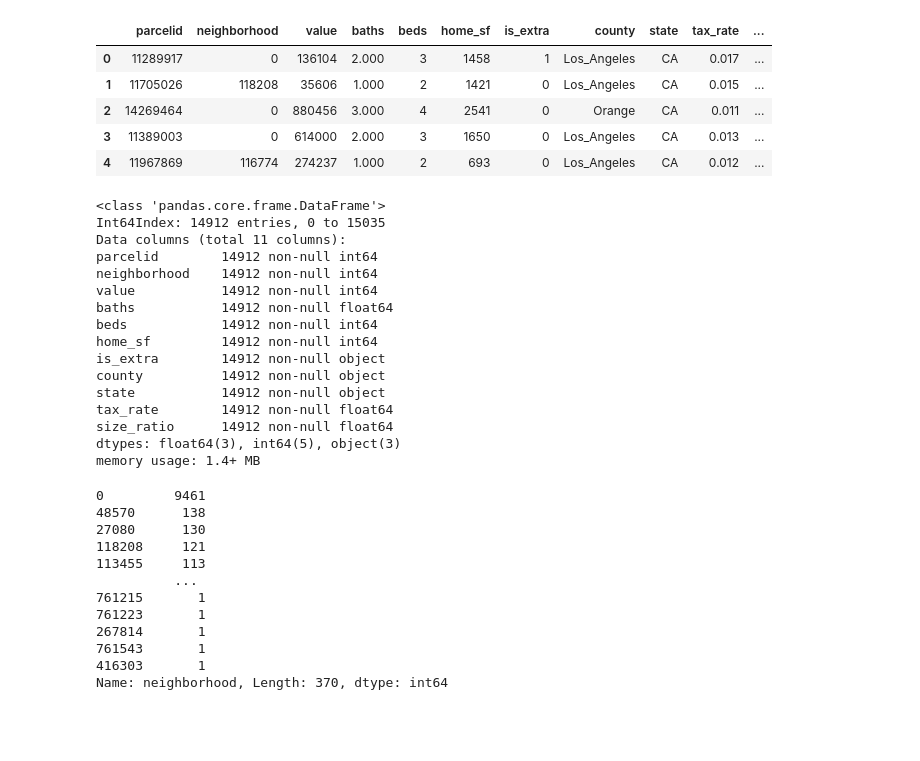
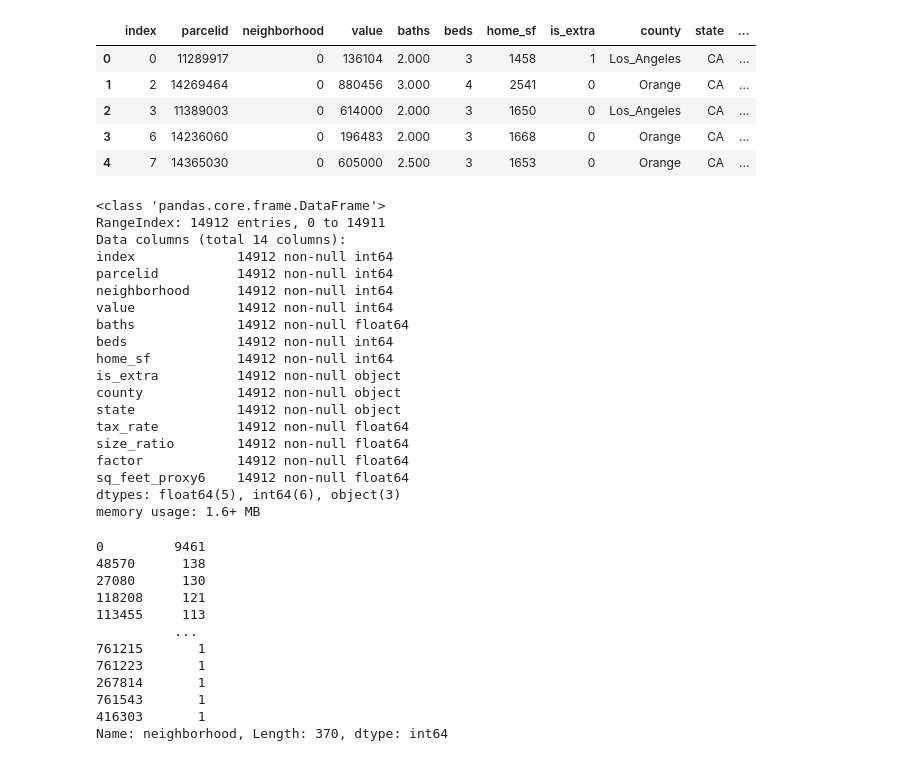
Before and after one commit to brandireger/Zillow_Project, a Jupyter notebook: Feature_Engineering.ipynb, the cells around one changed output. Cells and saved outputs as stored; diff of their text form; code cells hidden in the pictures; blank space fills up the shorter version.

```diff
--- a/Feature_Engineering.ipynb
+++ b/Feature_Engineering.ipynb
@@ -26,13 +48,11 @@ zillow.calculatedfinishedsquarefeet.isna().sum()
 # Replace NaNs with 0
 zillow = zillow.fillna(0)
 # %%
-# Consolidate airconditioningtypeid into Has_AC = 1, else 0
-zillow['has_AC'] = np.where(zillow.airconditioningtypeid > 0, '1', '0')
-# Consolidate garage into has_garage
-zillow['has_garage'] = np.where(zillow.garagecarcnt > 0, '1', '0')
 # Consolidate extra features like fireplace, basement, pool etc into one column
 zillow['is_extra'] = np.where(zillow.basementsqft > 0, '1',
                               np.where(zillow.fireplaceflag > 0, '1',
                                        np.where(zillow.poolcnt > 0, '1',
                                                 np.where(zillow.decktypeid > 0, '1',
-                                                         np.where(zillow.hashottuborspa > 0, '1', '0')))))
+                                                         np.where(zillow.hashottuborspa > 0, '1',
+                                                                  np.where(zillow.garagecarcnt > 0, '1',
+                                                                           np.where(zillow.airconditioningtypeid > 0, '1','0')))))))
@@ -108,10 +156,14 @@ zillow.numberofstories.value_counts()
 # Replace 0s in numberofstories with 1
 zillow.numberofstories = zillow.numberofstories.replace([0], 1)
 # %%
+# I want to proxy the value amount, without using it.
+# maybe i can try weird math to come up with a way to substitute it with sq_feet and neighborhoods
 # divide avg sq feet of a neighborhood by (number of houses / avg sq feet)
 thing = pd.DataFrame(zillow.regionidneighborhood.value_counts())
 thing = thing.rename(columns={'regionidneighborhood': 'num_houses'})
+thing['avg_value'] = zillow.groupby('regionidneighborhood')['taxvaluedollarcnt'].agg('median')
 thing['avg_sq_ft'] = zillow.groupby('regionidneighborhood')['calculatedfinishedsquarefeet'].agg('median')
 thing['factor'] = thing.avg_sq_ft / (thing.num_houses / thing.avg_sq_ft)
+thing['divisor'] = thing.num_houses / thing.avg_sq_ft
 
-thing
+thing.head()
@@ -192,34 +279,40 @@ stats.ttest_ind(x1, x2)
 # %%
 # Test new wrangle_zillow_FE function
 sql_FE = acquire.sql_FE
 zillow_FE = acquire.wrangle_zillow_FE(sql_FE)
+zillow_FE = zillow_FE.merge(thing[['factor']], left_on='neighborhood', right_index=True).reset_index()
+zillow_FE['sq_feet_proxy6'] = zillow_FE.home_sf / zillow_FE.factor
+
 zillow_FE.head()
 # %% [output]
-|  | parcelid | neighborhood | value | baths | beds | home_sf | is_extra | county | state | tax_rate | ... |
-| 0 | 11289917 | 0 | 136104 | 2.000 | 3 | 1458 | 1 | Los_Angeles | CA | 0.017 | ... |
-| 1 | 11705026 | 118208 | 35606 | 1.000 | 2 | 1421 | 0 | Los_Angeles | CA | 0.015 | ... |
-| 2 | 14269464 | 0 | 880456 | 3.000 | 4 | 2541 | 0 | Orange | CA | 0.011 | ... |
-| 3 | 11389003 | 0 | 614000 | 2.000 | 3 | 1650 | 0 | Los_Angeles | CA | 0.013 | ... |
-| 4 | 11967869 | 116774 | 274237 | 1.000 | 2 | 693 | 0 | Los_Angeles | CA | 0.012 | ... |
+|  | index | parcelid | neighborhood | value | baths | beds | home_sf | is_extra | county | state | ... |
+| 0 | 0 | 11289917 | 0 | 136104 | 2.000 | 3 | 1458 | 1 | Los_Angeles | CA | ... |
+| 1 | 2 | 14269464 | 0 | 880456 | 3.000 | 4 | 2541 | 0 | Orange | CA | ... |
+| 2 | 3 | 11389003 | 0 | 614000 | 2.000 | 3 | 1650 | 0 | Los_Angeles | CA | ... |
+| 3 | 6 | 14236060 | 0 | 196483 | 2.000 | 3 | 1668 | 0 | Orange | CA | ... |
+| 4 | 7 | 14365030 | 0 | 605000 | 2.500 | 3 | 1653 | 0 | Orange | CA | ... |
 # %%
 zillow_FE.info()
 # %% [output]
 <class 'pandas.core.frame.DataFrame'>
-Int64Index: 14912 entries, 0 to 15035
-Data columns (total 11 columns):
-parcelid        14912 non-null int64
-neighborhood    14912 non-null int64
-value           14912 non-null int64
-baths           14912 non-null float64
-beds            14912 non-null int64
-home_sf         14912 non-null int64
-is_extra        14912 non-null object
-county          14912 non-null object
-state           14912 non-null object
-tax_rate        14912 non-null float64
-size_ratio      14912 non-null float64
-dtypes: float64(3), int64(5), object(3)
-memory usage: 1.4+ MB
+RangeIndex: 14912 entries, 0 to 14911
+Data columns (total 14 columns):
+index             14912 non-null int64
+parcelid          14912 non-null int64
+neighborhood      14912 non-null int64
+value             14912 non-null int64
+baths             14912 non-null float64
+beds              14912 non-null int64
+home_sf           14912 non-null int64
+is_extra          14912 non-null object
+county            14912 non-null object
+state             14912 non-null object
+tax_rate          14912 non-null float64
+size_ratio        14912 non-null float64
+factor            14912 non-null float64
+sq_feet_proxy6    14912 non-null float64
+dtypes: float64(5), int64(6), object(3)
+memory usage: 1.6+ MB
 # %%
 zillow_FE.neighborhood.value_counts()
 # %% [output]
```
Also changed, not shown: parts of 30 cells of this notebook, 8 other files.
